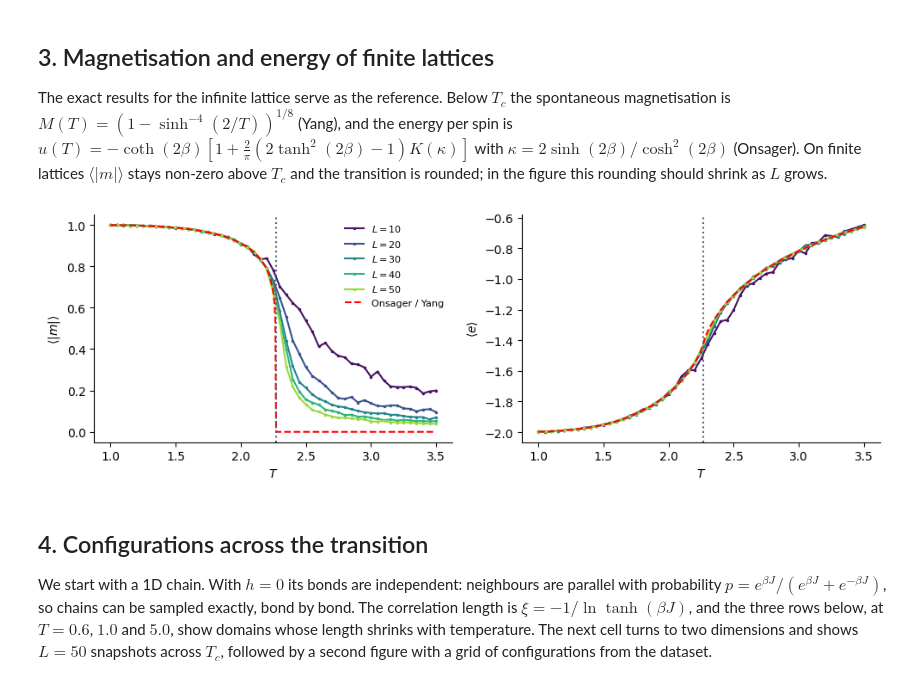
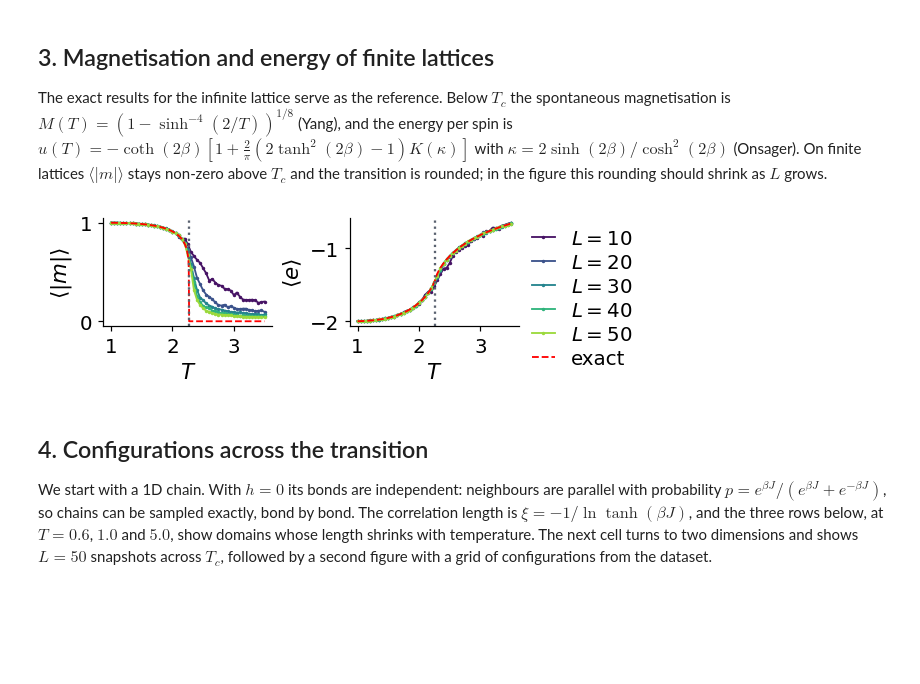
Before and after one commit to MarcinPlodzien/deep-learning-for-classical-and-quantum-physics, a Jupyter notebook: notebooks/lecture-04/ising-2d-monte-carlo-and-cnn.ipynb, the cells around one changed output. Drawn from its saved outputs; the diff is of its cells as text; code cells hidden in the pictures; blank space fills up the shorter version.

```diff
--- a/notebooks/lecture-04/ising-2d-monte-carlo-and-cnn.ipynb
+++ b/notebooks/lecture-04/ising-2d-monte-carlo-and-cnn.ipynb
@@ -22,6 +22,7 @@ os.environ["JAX_PLATFORMS"] = "cpu"
 import time, json
 from functools import partial
 import numpy as np
+import matplotlib as mpl
 import matplotlib.pyplot as plt
 from matplotlib.colors import ListedColormap
 from scipy.special import ellipk
@@ -32,7 +33,13 @@ from flax import nnx
 
 print("JAX", jax.__version__, "| devices:", jax.devices())
 blue, orange, navy, grey = "#005CA7", "#D35A05", "#002B5C", "#5A6270"
-plt.rcParams.update({"axes.spines.top": False, "axes.spines.right": False, "font.size": 10})
+mpl.rcParams.update({"font.size": 14, "axes.labelsize": 15, "axes.titlesize": 15,
+                     "xtick.labelsize": 13, "ytick.labelsize": 13, "legend.fontsize": 12,
+                     "figure.titlesize": 16, "lines.linewidth": 2.0})
+mpl.rcParams.update({"axes.spines.top": False, "axes.spines.right": False, "legend.frameon": False})
+# the figures below go on the slides; they are drawn at their printed size (slide text width 5.5 in) with 11-12 pt text
+SLIDE_RC = {"font.size": 12, "axes.labelsize": 12, "axes.titlesize": 12, "xtick.labelsize": 11, "ytick.labelsize": 11,
+            "legend.fontsize": 11, "lines.linewidth": 1.5, "figure.dpi": 110}
 OUT, DATA = "../beamer/figures", "data"
 os.makedirs(OUT, exist_ok=True); os.makedirs(DATA, exist_ok=True)
 NUMBERS = {}
@@ -131,30 +138,32 @@ On finite lattices $\langle|m|\rangle$ stays non-zero above $T_c$ and the transi
 # %%
 def M_exact(T):
     T = np.asarray(T, float); out = np.zeros_like(T); low = T < TC
     out[low] = (1 - np.sinh(2 / T[low]) ** -4) ** 0.125
     return out
 
 def u_exact(T):
     K = 1 / np.asarray(T, float); kap = 2 * np.sinh(2 * K) / np.cosh(2 * K) ** 2
     return -1 / np.tanh(2 * K) * (1 + 2 / np.pi * (2 * np.tanh(2 * K) ** 2 - 1) * ellipk(kap ** 2))
 
 def energy(c):
     c = c.astype(np.float32)
     return -(c * np.roll(c, 1, -1) + c * np.roll(c, 1, -2)).mean((-1, -2))
 
 colors_L = dict(zip(L_LIST, plt.cm.viridis(np.linspace(0.05, 0.85, len(L_LIST)))))
 Tf = np.linspace(1.0, 3.5, 400)
-fig, ax = plt.subplots(1, 2, figsize=(10, 3.4))
-for L in L_LIST:
-    ax[0].plot(T_GRID, np.abs(data[L].mean((-1, -2))).mean(1), ".-", ms=3, color=colors_L[L], label=f"$L={L}$")
-    ax[1].plot(T_GRID, energy(data[L]).mean(1), ".-", ms=3, color=colors_L[L])
-ax[0].plot(Tf, M_exact(Tf), "--", color="red", label="Onsager / Yang"); ax[1].plot(Tf, u_exact(Tf), "--", color="red")
-for a, lab in zip(ax, [r"$\langle|m|\rangle$", r"$\langle e\rangle$"]):
-    a.axvline(TC, color=grey, ls=":"); a.set_xlabel("$T$"); a.set_ylabel(lab)
-ax[0].legend(frameon=False, fontsize=8)
-fig.tight_layout(); fig.savefig(f"{OUT}/gen_Ising_M_E_vs_T.png", dpi=170, bbox_inches="tight"); plt.show()
+# this slide also carries two columns of text and is scaled to about 0.8 to fit, so the figure text is drawn at 13-14 pt
+with plt.rc_context({**SLIDE_RC, "font.size": 14, "axes.labelsize": 14, "xtick.labelsize": 13, "ytick.labelsize": 13, "legend.fontsize": 13}):
+    fig, ax = plt.subplots(1, 2, figsize=(5.5, 1.6), layout="constrained")
+    for L in L_LIST:
+        ax[0].plot(T_GRID, np.abs(data[L].mean((-1, -2))).mean(1), ".-", ms=2.5, lw=1.2, color=colors_L[L], label=f"$L={L}$")
+        ax[1].plot(T_GRID, energy(data[L]).mean(1), ".-", ms=2.5, lw=1.2, color=colors_L[L])
+    ax[0].plot(Tf, M_exact(Tf), "--", color="red", lw=1.2, label="exact"); ax[1].plot(Tf, u_exact(Tf), "--", color="red", lw=1.2)
+    for a, lab in zip(ax, [r"$\langle|m|\rangle$", r"$\langle e\rangle$"]):
+        a.axvline(TC, color=grey, ls=":"); a.set_xlabel("$T$"); a.set_ylabel(lab); a.set_xticks([1, 2, 3])
+    fig.legend(*ax[0].get_legend_handles_labels(), loc="outside right center", handlelength=1.2, labelspacing=0.25)
+    fig.savefig(f"{OUT}/gen_Ising_M_E_vs_T.png", dpi=200, bbox_inches="tight", pad_inches=0.02); plt.show()
 # %% [output]
-[figure, old version]
+[figure, new version]
 # %% [markdown]
 ## 4. Configurations across the transition
 
```
Also changed, not shown: parts of 6 cells of this notebook, 58 other files.
